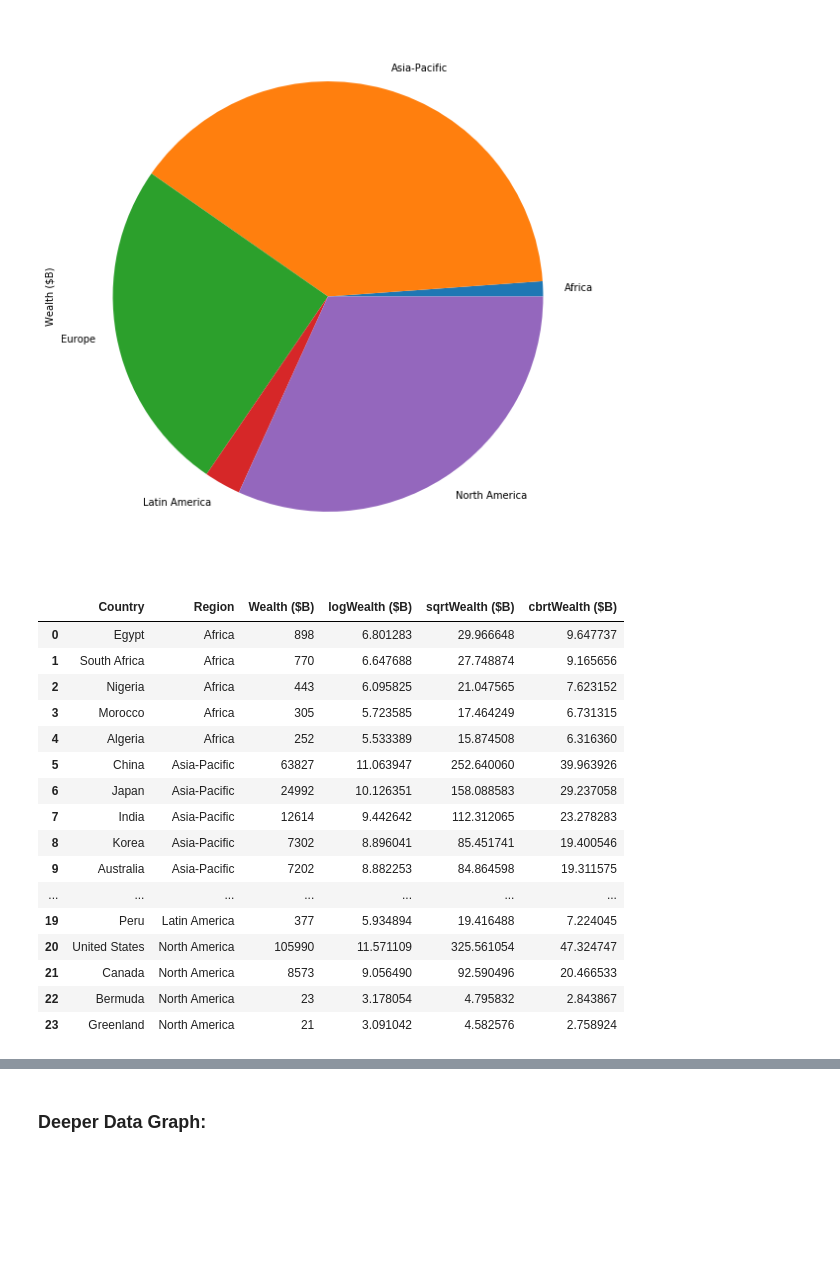
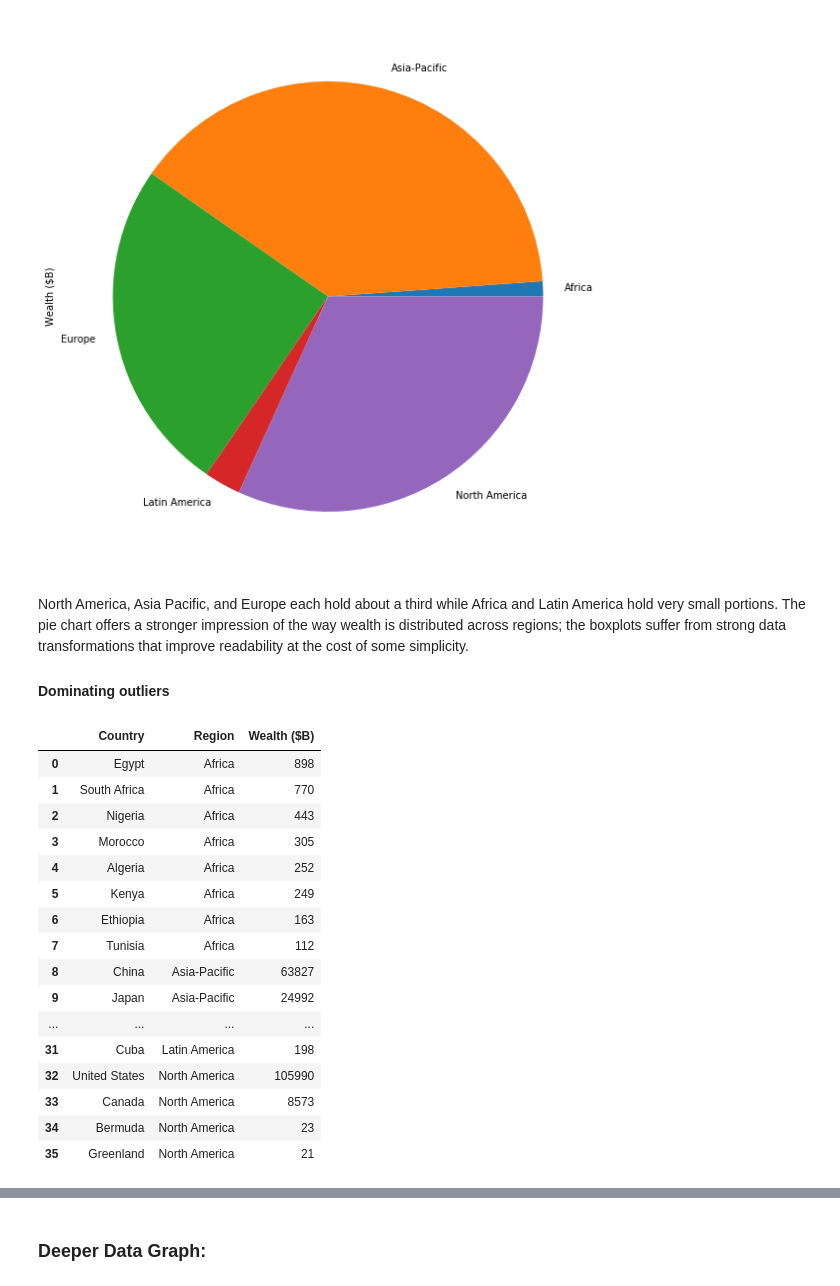
Before and after one commit to rlevv/Makeover_Monday, a Jupyter notebook: 2020W7-World_Weath/World_Wealth.ipynb, the cells around one changed output, grey strips where cells are left out. Drawn from its saved outputs; the diff is of its cells as text; code cells hidden in the pictures; blank space fills up the shorter version.

```diff
--- a/2020W7-World_Weath/World_Wealth.ipynb
+++ b/2020W7-World_Weath/World_Wealth.ipynb
@@ -231,25 +231,33 @@ fig6 = df_agg.plot.pie(y='Wealth ($B)',
                        legend=None)
 # %% [output]
 [figure]
+# %% [markdown]
+North America, Asia Pacific, and Europe each hold about a third while Africa and Latin America hold very small portions. The pie chart offers a stronger impression of the way wealth is distributed across regions; the boxplots suffer from strong data transformations that improve readability at the cost of some simplicity.
+
+#### Dominating outliers
 # %%
-df_top5 = df_trns.groupby('Region').apply(lambda x: x.sort_values(by = 'Wealth ($B)', ascending=False).head(5)).reset_index(drop=True)
+# Group by Region
+df_top5 = df1.groupby('Region').apply(
+    # Sort grouped values and return the top 8
+    lambda x: x.sort_values(by = 'Wealth ($B)', ascending=False).head(8)
+).reset_index(drop=True)
 
 df_top5
 # %% [output]
-|  | Country | Region | Wealth ($B) | logWealth ($B) | sqrtWealth ($B) | cbrtWealth ($B) |
-| 0 | Egypt | Africa | 898 | 6.801283 | 29.966648 | 9.647737 |
-| 1 | South Africa | Africa | 770 | 6.647688 | 27.748874 | 9.165656 |
-| 2 | Nigeria | Africa | 443 | 6.095825 | 21.047565 | 7.623152 |
-| 3 | Morocco | Africa | 305 | 5.723585 | 17.464249 | 6.731315 |
-| 4 | Algeria | Africa | 252 | 5.533389 | 15.874508 | 6.316360 |
-| 5 | China | Asia-Pacific | 63827 | 11.063947 | 252.640060 | 39.963926 |
-| 6 | Japan | Asia-Pacific | 24992 | 10.126351 | 158.088583 | 29.237058 |
-| 7 | India | Asia-Pacific | 12614 | 9.442642 | 112.312065 | 23.278283 |
-| 8 | Korea | Asia-Pacific | 7302 | 8.896041 | 85.451741 | 19.400546 |
-| 9 | Australia | Asia-Pacific | 7202 | 8.882253 | 84.864598 | 19.311575 |
-| ... | ... | ... | ... | ... | ... | ... |
-| 19 | Peru | Latin America | 377 | 5.934894 | 19.416488 | 7.224045 |
-| 20 | United States | North America | 105990 | 11.571109 | 325.561054 | 47.324747 |
-| 21 | Canada | North America | 8573 | 9.056490 | 92.590496 | 20.466533 |
-| 22 | Bermuda | North America | 23 | 3.178054 | 4.795832 | 2.843867 |
-| 23 | Greenland | North America | 21 | 3.091042 | 4.582576 | 2.758924 |
+|  | Country | Region | Wealth ($B) |
+| 0 | Egypt | Africa | 898 |
+| 1 | South Africa | Africa | 770 |
+| 2 | Nigeria | Africa | 443 |
+| 3 | Morocco | Africa | 305 |
+| 4 | Algeria | Africa | 252 |
+| 5 | Kenya | Africa | 249 |
+| 6 | Ethiopia | Africa | 163 |
+| 7 | Tunisia | Africa | 112 |
+| 8 | China | Asia-Pacific | 63827 |
+| 9 | Japan | Asia-Pacific | 24992 |
+| ... | ... | ... | ... |
+| 31 | Cuba | Latin America | 198 |
+| 32 | United States | North America | 105990 |
+| 33 | Canada | North America | 8573 |
+| 34 | Bermuda | North America | 23 |
+| 35 | Greenland | North America | 21 |
```
Also changed, not shown: parts of 13 cells of this notebook, 2 other files.
